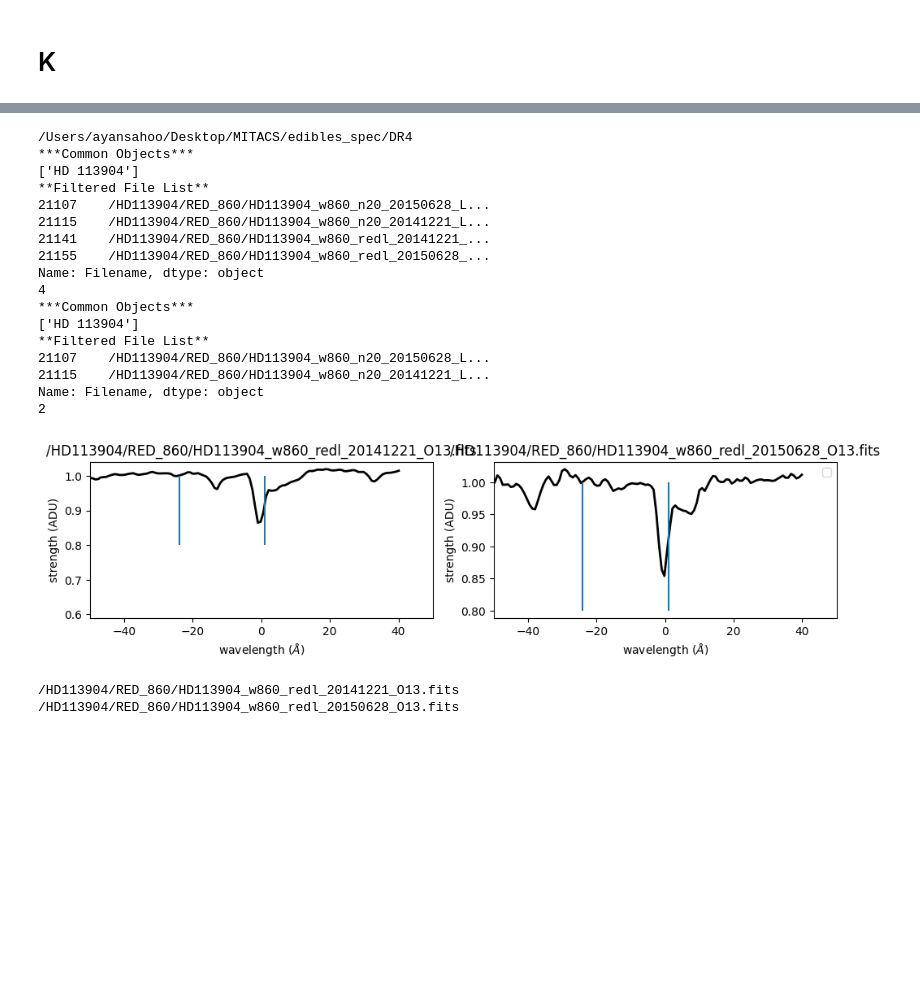
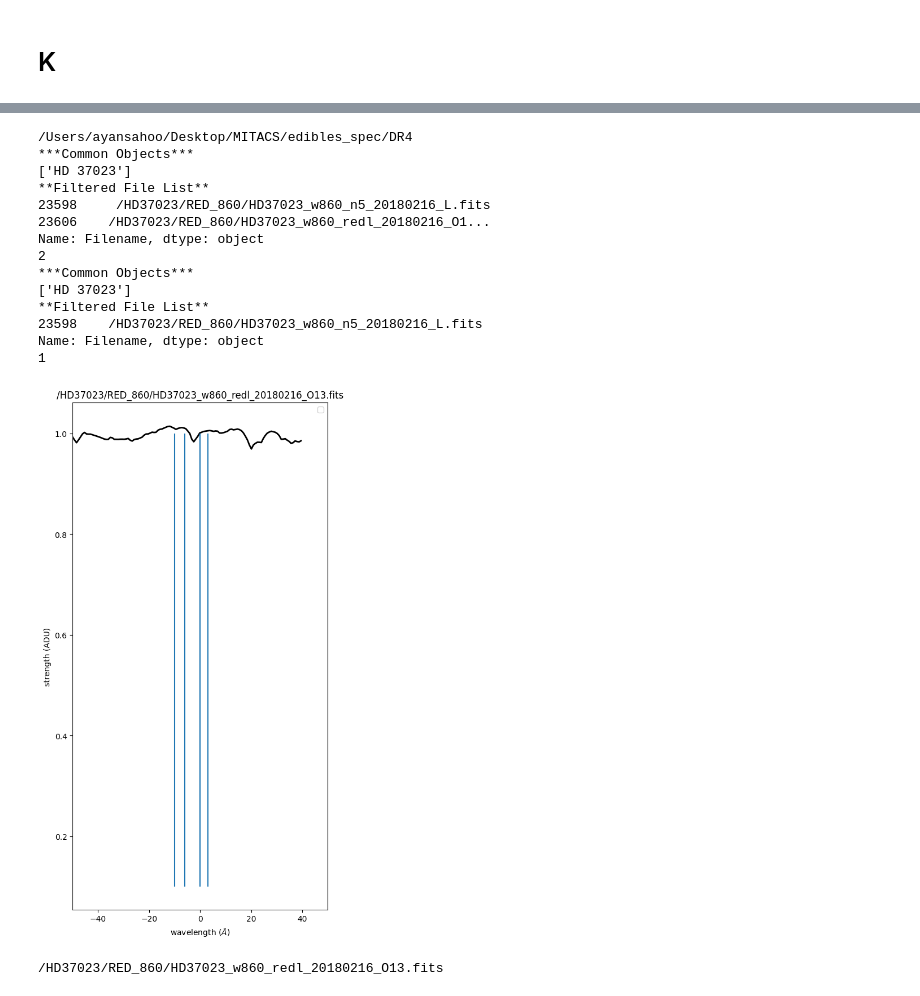
Before and after one commit to AyanS13/edibles, a Jupyter notebook: cloud_checker.ipynb, the cells around one changed output, grey strips where cells are left out. Cells and saved outputs as stored; diff of their text form; code cells hidden in the pictures; blank space fills up the shorter version.

```diff
--- a/cloud_checker.ipynb
+++ b/cloud_checker.ipynb
@@ -133,7 +121,7 @@ Name: Filename, dtype: object
 # %% [markdown]
 # Na II
 # %%
-sightline = "HD 154368"
+sightline = "HD 23466"
 pythia = EdiblesOracle()
 List_1 = pythia.getFilteredObsList(object=[sightline], MergedOnly=False, Wave=5892)
 test_1 = List_1.values.tolist()
@@ -147,9 +135,9 @@ test = list(test)
 
 lambda0 = [5889.951, 5895.924]
 ref_wave = 5889.951
-cl_1 = -11.5
-cl_2 = -21
-cl_3 = -38
+cl_1 = 22
+cl_2 = 5
+# cl_3 = -38
 # cl_4 = -24
 # f = [0.005450, 0.005450]
 # gamma = [1e8,1e8]
@@ -191,7 +179,7 @@ for i in range(len(test)):
     axs[i].plot(3*(10**5)*(wave-ref_wave)/ref_wave, flux, color='k', linewidth=2)
     axs[i].vlines(x=cl_1, ymin=0, ymax=1)
     axs[i].vlines(x=cl_2, ymin=0, ymax=1)
-    axs[i].vlines(x=cl_3, ymin=0, ymax=1)
+    # axs[i].vlines(x=cl_3, ymin=0, ymax=1)
     # axs[i].vlines(x=cl_4, ymin=0, ymax=1)
 
     # y = np.ones(len(wave))
@@ -244,7 +232,7 @@ Name: Filename, dtype: object
 # %% [markdown]
 # K
 # %%
-sightline = "HD 154368"
+sightline = "HD 23466"
 pythia = EdiblesOracle()
 List_1 = pythia.getFilteredObsList(object=[sightline], MergedOnly=False, Wave=7665)
 test_1 = List_1.values.tolist()
@@ -258,9 +246,9 @@ test = list(test)
 
 lambda0 = [7664.899]
 ref_wave = 7664.899
-cl_1 = -11.5
-cl_2 = -21
-cl_3 = -38
+cl_1 = 22
+cl_2 = 5
+# cl_3 = -38
 # cl_4 = -24
 # cl_5 = -10
 # f = [0.005450, 0.005450]
@@ -304,7 +292,7 @@ for i in range(len(test)):
     axs[i].plot(3*(10**5)*(wave-ref_wave)/ref_wave, flux, color='k', linewidth=2)
     axs[i].vlines(x=cl_1, ymin=0, ymax=1)
     axs[i].vlines(x=cl_2, ymin=0, ymax=1)
-    axs[i].vlines(x=cl_3, ymin=0, ymax=1)
+    # axs[i].vlines(x=cl_3, ymin=0, ymax=1)
     # axs[i].vlines(x=cl_4, ymin=0, ymax=1)
     # axs[i].vlines(x=cl_5, ymin=0, ymax=1)
     # y = np.ones(len(wave))
@@ -365,5 +347,5 @@ Name: Filename, dtype: object
 # %%
-sightline = "HD 113904"
+sightline = "HD 37023"
 pythia = EdiblesOracle()
 List_1 = pythia.getFilteredObsList(object=[sightline], MergedOnly=False, Wave=7698)
 test_1 = List_1.values.tolist()
@@ -377,11 +359,11 @@ test = list(test)
 
 lambda0 = [7698.965]
 ref_wave = 7698.965
-cl_1 = 1
-cl_2 = -24
-# cl_3 = 13
-# cl_4 = 5
-# cl_5 = -10
+cl_1 = -10
+cl_2 = -6
+cl_3 = 0
+cl_4 = 3
+# cl_5 = 5
 # f = [0.005450, 0.005450]
 # gamma = [1e8,1e8]
 # b = [3.5, 3.5]
@@ -395,7 +377,7 @@ l = len(test)
 rows = l//2 + 1
 
 # Create a figure and an array of subplots (3x3 grid)
-fig, axs = plt.subplots(rows, 2, figsize=(10, 5))
+fig, axs = plt.subplots(rows, 2, figsize=(10, 10))
 
 # Flatten the 2D array of axes to easily index them in a single loop
 axs = axs.flatten()
@@ -421,11 +403,11 @@ for i in range(len(test)):
 
     # Plot data on the corresponding subplot
     axs[i].plot(3*(10**5)*(wave-ref_wave)/ref_wave, flux, color='k', linewidth=2)
-    axs[i].vlines(x=cl_1, ymin=0.8, ymax=1)
-    axs[i].vlines(x=cl_2, ymin=0.8, ymax=1)
-    # axs[i].vlines(x=cl_3, ymin=0, ymax=1)
-    # axs[i].vlines(x=cl_4, ymin=0, ymax=1)
-    # axs[i].vlines(x=cl_5, ymin=0.9, ymax=1)
+    axs[i].vlines(x=cl_1, ymin=0.1, ymax=1)
+    axs[i].vlines(x=cl_2, ymin=0.1, ymax=1)
+    axs[i].vlines(x=cl_3, ymin=0.1, ymax=1)
+    axs[i].vlines(x=cl_4, ymin=0.1, ymax=1)
+    # axs[i].vlines(x=cl_5, ymin=0.1, ymax=1)
     # y = np.ones(len(wave))
     # axs[i].plot(wave, y)
     #++++++++++++++++++++++++++++++++++++++++++++++++++++++++++++++++++++++++++
@@ -435,45 +417,41 @@ for i in range(len(test)):
 
     # axs[i].plot(wave, model)
 
     # Set title for each subplot
     axs[i].set_title(str(test[i]))
 
     # Set x and y labels for each subplot
     axs[i].set_xlabel('wavelength ($\AA$)')
     axs[i].set_ylabel('strength (ADU)')
 
     axs[i].set_xlim(-50, 50)
 
 # Hide the unused subplots
 for j in range(len(test), len(axs)):
     fig.delaxes(axs[j])
 # Adjust the layout so titles and labels fit well
 plt.tight_layout()
 plt.legend()
 # Show the plot
 plt.show()
 
 
 for i in test:
     print(i)
 # %% [output]
 /Users/ayansahoo/Desktop/MITACS/edibles_spec/DR4
 ***Common Objects***
-['HD 113904']
+['HD 37023']
 **Filtered File List**
-21107    /HD113904/RED_860/HD113904_w860_n20_20150628_L...
-21115    /HD113904/RED_860/HD113904_w860_n20_20141221_L...
-21141    /HD113904/RED_860/HD113904_w860_redl_20141221_...
-21155    /HD113904/RED_860/HD113904_w860_redl_20150628_...
-Name: Filename, dtype: object
-4
-***Common Objects***
-['HD 113904']
-**Filtered File List**
-21107    /HD113904/RED_860/HD113904_w860_n20_20150628_L...
-21115    /HD113904/RED_860/HD113904_w860_n20_20141221_L...
+23598     /HD37023/RED_860/HD37023_w860_n5_20180216_L.fits
+23606    /HD37023/RED_860/HD37023_w860_redl_20180216_O1...
 Name: Filename, dtype: object
 2
+***Common Objects***
+['HD 37023']
+**Filtered File List**
+23598    /HD37023/RED_860/HD37023_w860_n5_20180216_L.fits
+Name: Filename, dtype: object
+1
-[figure, old version]
+[figure, new version]
-/HD113904/RED_860/HD113904_w860_redl_20141221_O13.fits
-/HD113904/RED_860/HD113904_w860_redl_20150628_O13.fits
+/HD37023/RED_860/HD37023_w860_redl_20180216_O13.fits
```
Also changed, not shown: parts of 3 cells of this notebook, 4 other files.
